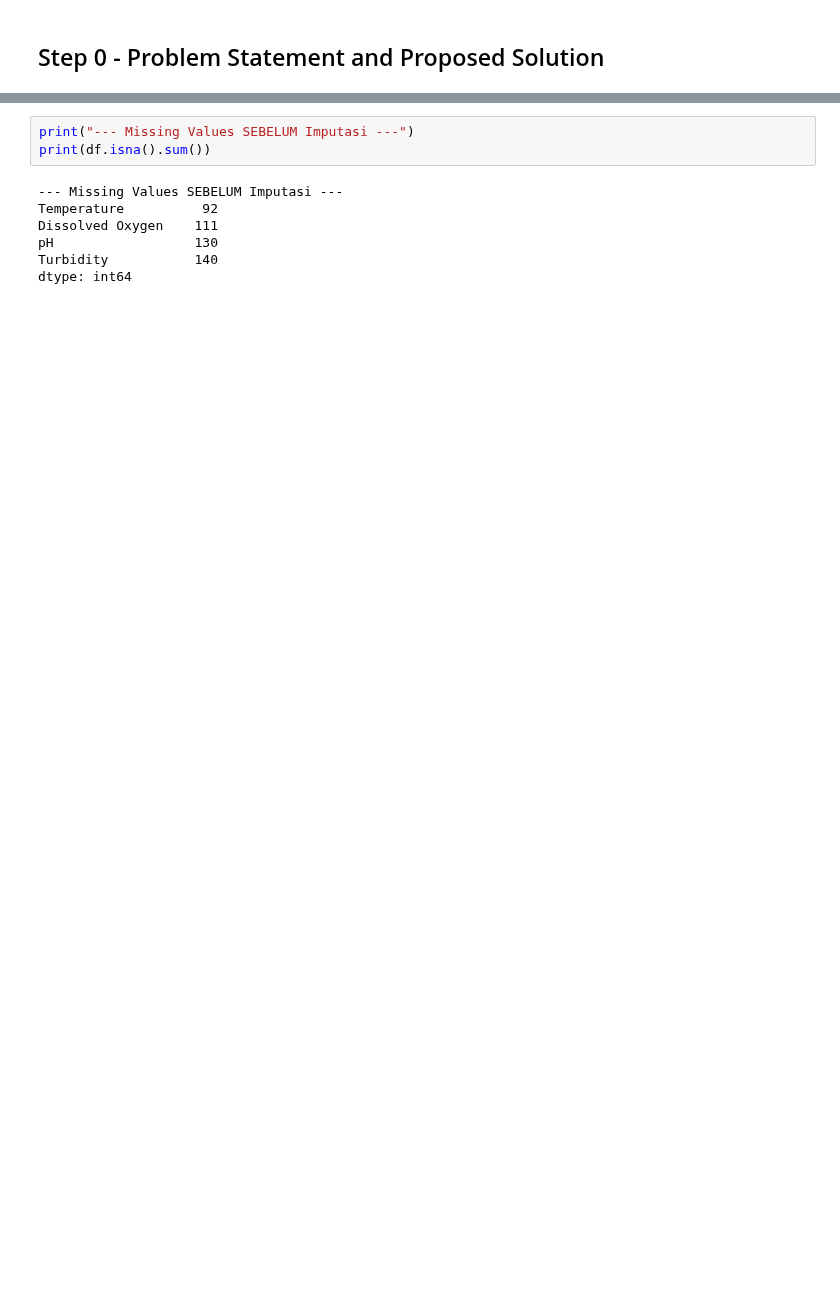
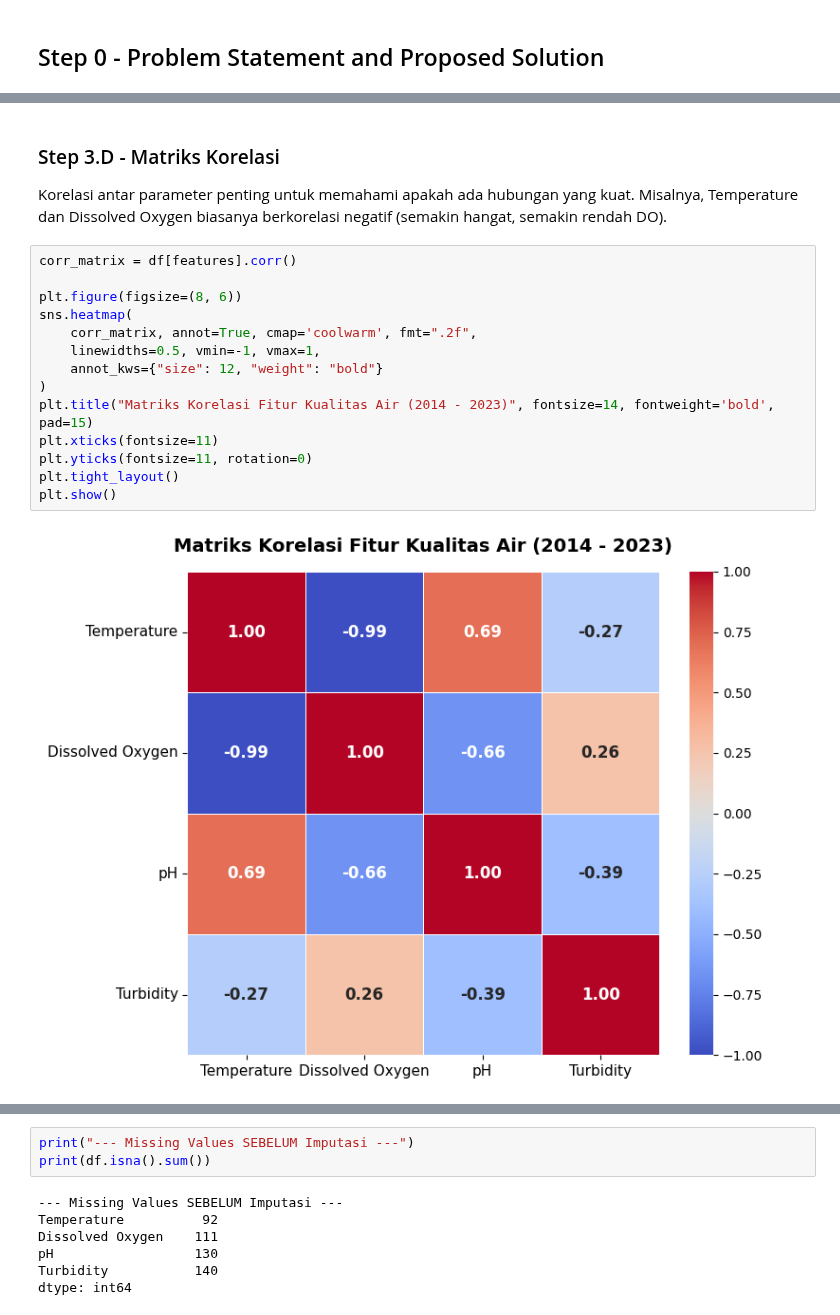
Before and after one commit to aDJi2003/water-anomaly-detection, a Jupyter notebook: notebook/main.ipynb, the cells around one changed output, grey strips where cells are left out. Saved outputs shown, nothing was run; the diff lists cells and outputs as text; blank space fills up the shorter version.

```diff
--- a/notebook/main.ipynb
+++ b/notebook/main.ipynb
@@ -257,0 +193,20 @@ plt.show()
+# %% [markdown]
+### Step 3.D - Matriks Korelasi
+
+Korelasi antar parameter penting untuk memahami apakah ada hubungan yang kuat. Misalnya, Temperature dan Dissolved Oxygen biasanya berkorelasi negatif (semakin hangat, semakin rendah DO).
+# %%
+corr_matrix = df[features].corr()
+
+plt.figure(figsize=(8, 6))
+sns.heatmap(
+    corr_matrix, annot=True, cmap='coolwarm', fmt=".2f",
+    linewidths=0.5, vmin=-1, vmax=1,
+    annot_kws={"size": 12, "weight": "bold"}
+)
+plt.title("Matriks Korelasi Fitur Kualitas Air (2014 - 2023)", fontsize=14, fontweight='bold', pad=15)
+plt.xticks(fontsize=11)
+plt.yticks(fontsize=11, rotation=0)
+plt.tight_layout()
+plt.show()
+# %% [output]
+[figure, added]
```
Also changed, not shown: parts of 147 cells of this notebook, 3 other files.
